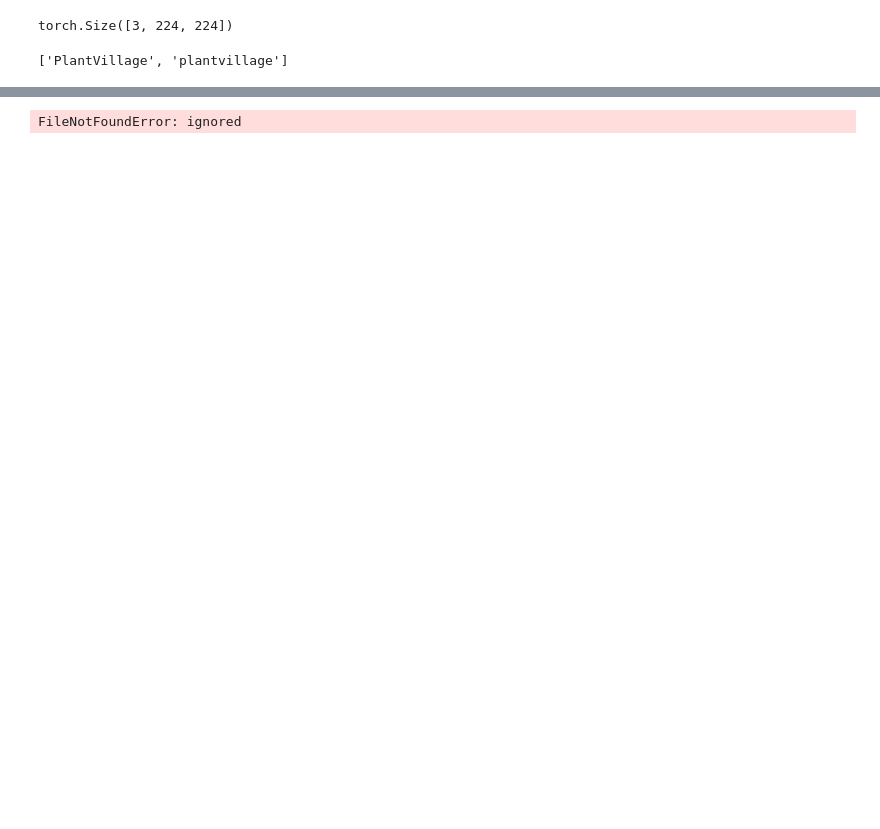
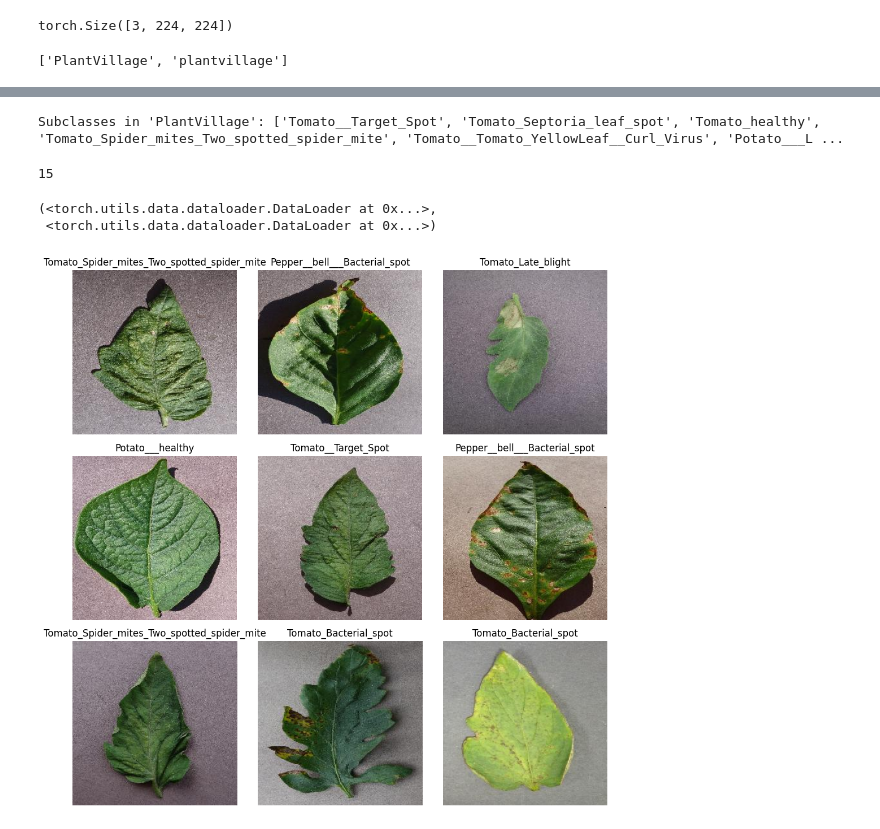
Before and after one commit to Denisganga/the_plant_doctor, a Jupyter notebook: The_plant_doctor.ipynb, the cells around one changed output, grey strips where cells are left out. Drawn from its saved outputs; the diff is of its cells as text; code cells hidden in the pictures; blank space fills up the shorter version.

Commit message:
worked more on dataloaders, solved the visualization error of displaying the images, visualized the distribution of the crop diseases,

```diff
--- a/The_plant_doctor.ipynb
+++ b/The_plant_doctor.ipynb
@@ -140,41 +140,65 @@ Classes in 'PlantVillage': ['Tomato_Early_blight', 'Tomato_Bacterial_spot', 'Tom
 Classes in 'plantvillage': ['PlantVillage']
+# %%
+# Define the path to the "PlantVillage" directory
+plant_village_dir = os.path.join(data_dir, "PlantVillage")
+
+# List the subdirectories (class labels) within "PlantVillage"
+plant_village_subclasses = os.listdir(plant_village_dir)
+
+# Print the class labels within "PlantVillage"
+print("Subclasses in 'PlantVillage':", plant_village_subclasses)
+# %% [output]
+Subclasses in 'PlantVillage': ['Tomato__Target_Spot', 'Tomato_Septoria_leaf_spot', 'Tomato_healthy', 'Tomato_Spider_mites_Two_spotted_spider_mite', 'Tomato__Tomato_YellowLeaf__Curl_Virus', 'Potato___L ...
+# %%
+len(plant_village_classes)
+# %% [output]
+15
 # %%
 #create a Dataloader for efficient dataloading and batch
 batch_size = 7
-data_loader = torch.utils.data.DataLoader(dataset, batch_size=batch_size, shuffle=True)
-num_samples = len(dataset)
+train_data_loader = torch.utils.data.DataLoader(train_dataset, batch_size=batch_size, shuffle=True)
+
+test_data_loader = torch.utils.data.DataLoader(test_dataset, batch_size=batch_size, shuffle=False)
+
+test_data_loader,train_data_loader
+# %% [output]
+(<torch.utils.data.dataloader.DataLoader at 0x...>,
+ <torch.utils.data.dataloader.DataLoader at 0x...>)
 # %%
 import os
+import random
 from PIL import Image
 import matplotlib.pyplot as plt
-import random
 
-# Define the path to the "plantvillage" directory
-plant_village_path = os.path.join(data_dir, "plantvillage", "train")
+# Define the path to the "PlantVillage" directory
+plant_village_path = os.path.join(data_dir, "PlantVillage")
 
-# List the subdirectories (class labels) within "plantvillage"
+# List the subdirectories (class labels) within "PlantVillage"
 class_labels = os.listdir(plant_village_path)
 
-# Create a 3x4 grid to display random images
+# Create a 3x3 grid to display random images
 num_rows = 3
-num_cols = 4
-fig, axes = plt.subplots(num_rows, num_cols, figsize=(12, 8))
+num_cols = 3
+fig, axes = plt.subplots(num_rows, num_cols, figsize=(10, 10))
 
-for i, label in enumerate(class_labels):
+for i in range(num_rows * num_cols):
+    # Randomly select a class label
+    random_label = random.choice(class_labels)
+
     # Find a random image within the class directory
-    class_dir = os.path.join(plant_village_path, label)
+    class_dir = os.path.join(plant_village_path, random_label)
     image_files = os.listdir(class_dir)
     random_image_file = os.path.join(class_dir, random.choice(image_files))
     random_image = Image.open(random_image_file)
 
     # Plot the image
     row = i // num_cols
     col = i % num_cols
     axes[row, col].imshow(random_image)
-    axes[row, col].set_title(label)
+    axes[row, col].set_title(random_label)
     axes[row, col].axis('off')
 
 plt.tight_layout()
 plt.show()
 # %% [output]
-FileNotFoundError: ignored
+[figure, added]
```
Also changed, not shown: parts of 5 cells of this notebook.
